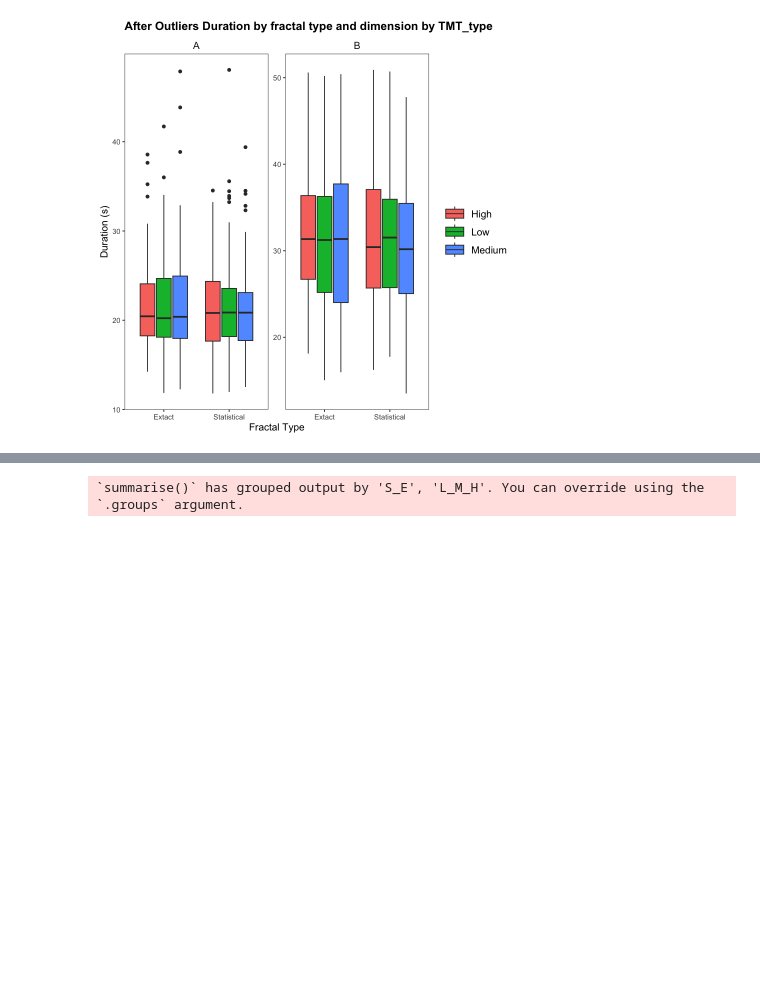
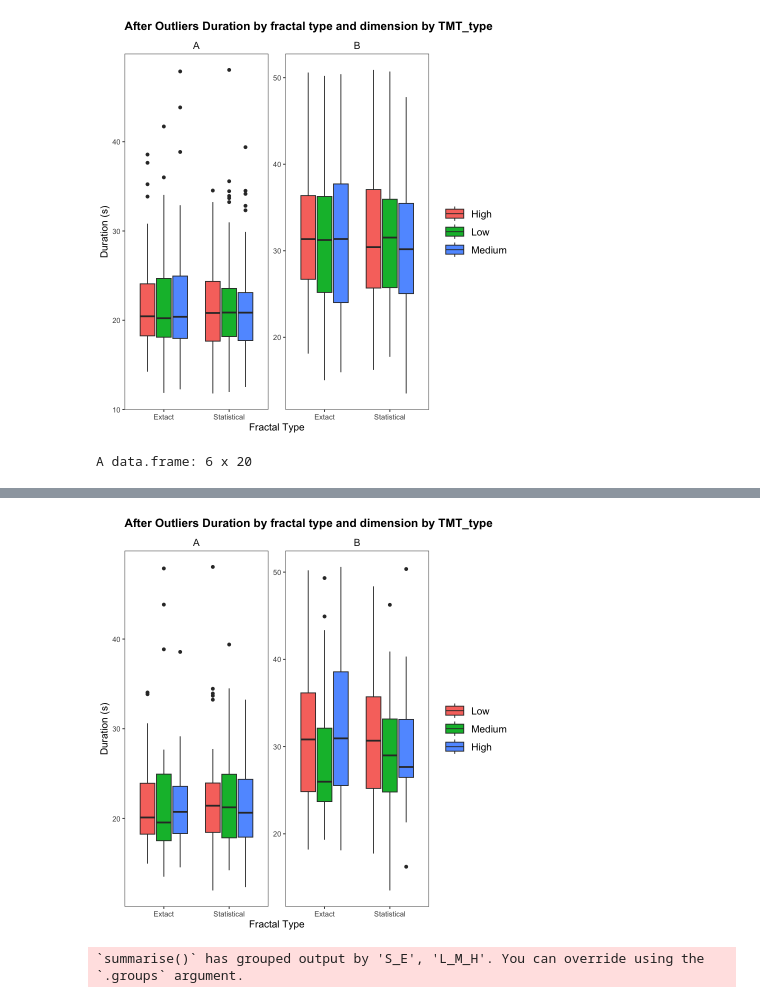
Before and after one commit to PuddleJumper2018/fractalvr, a Jupyter notebook: tmt_analysis.ipynb, the cells around one changed output, grey strips where cells are left out. Drawn from its saved outputs; the diff is of its cells as text; code cells hidden in the pictures; blank space fills up the shorter version.

```diff
--- a/tmt_analysis.ipynb
+++ b/tmt_analysis.ipynb
@@ -304,3 +380,26 @@ tab_model(model)
 622      5051.904        186.0068      [0, 1, 2]        B Statistical  High
 [figure]
 [figure]
+# %%
+# olny 100% accuuracy
+only_correct <- data_collective_nobaseline[data_collective_nobaseline$accuracy == 1.00,]
+
+head(only_correct)
+
+model1 <- lmer(duration ~ S_E * L_M_H * TMT_type + (1 | subject), data = only_correct)
+
+tab_model(model1)
+#tab_model(model1)
+
+
+p_after <- ggplot(data = only_correct, aes(x = S_E, y = duration, fill = L_M_H)) +
+  geom_boxplot() +
+  scale_color_brewer(palette = "Set1") +
+  theme(legend.position = "top") +
+  facet_wrap(~TMT_type, scales = "free_y") +
+  theme_apa() +
+  labs(x = "Fractal Type", y = "Duration (s)", title = "After Outliers Duration by fractal type and dimension by TMT_type")
+
+p_after
+# %% [output]
+A data.frame: 6 x 20
@@ -307,3 +414,4 @@ tab_model(model)
+[figure, added]
 # %%
 # summary statistics for S_E and L_M_H and TMT_type
 
```
Also changed, not shown: parts of 15 cells of this notebook, 8 other files.
